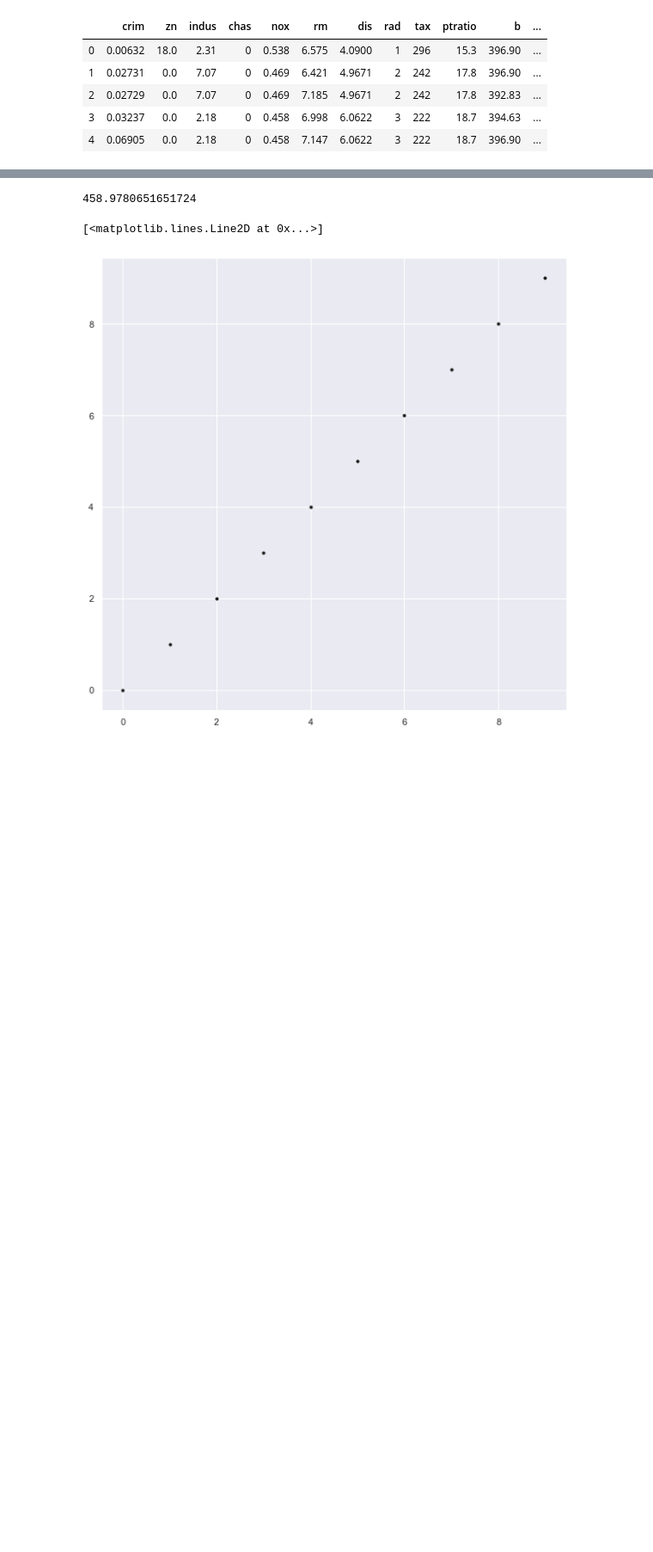
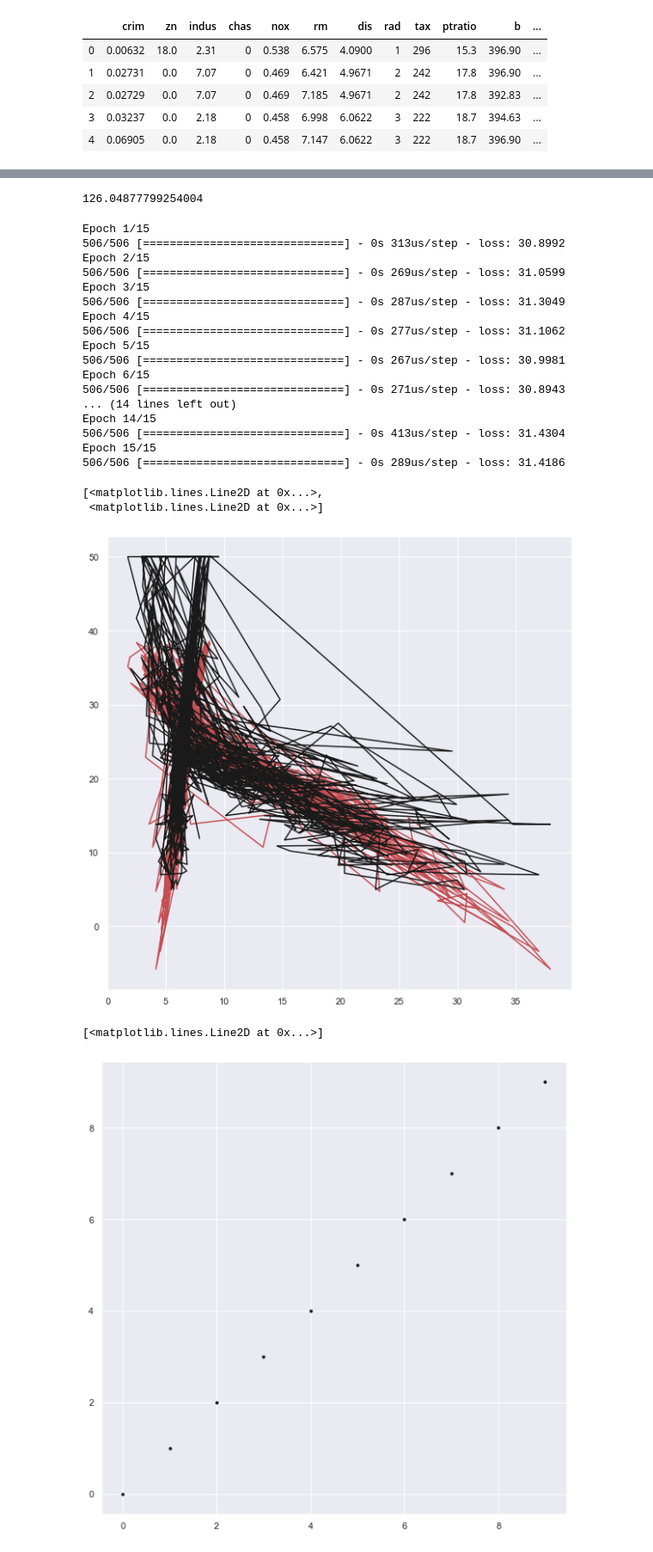
Before and after one commit to G00364690/MLS-Project, a Jupyter notebook: MLS Project.ipynb, the cells around one changed output, grey strips where cells are left out. Shown at 86% size. Drawn from its saved outputs; the diff is of its cells as text; code cells hidden in the pictures; blank space fills up the shorter version.

Commit message:
plotting outputs of neural network

```diff
--- a/MLS Project.ipynb
+++ b/MLS Project.ipynb
@@ -226,6 +228,6 @@ df
 506 rows × 15 columns
 # %%
 #print out first 5 ages
-output = df["age"]
+output = df["medv"]
 output.head(5)
 # %% [output]
@@ -247,3 +249,6 @@ inputs.head(5)
 | 2 | 0.02729 | 0.0 | 7.07 | 0 | 0.469 | 7.185 | 4.9671 | 2 | 242 | 17.8 | 392.83 | ... |
 | 3 | 0.03237 | 0.0 | 2.18 | 0 | 0.458 | 6.998 | 6.0622 | 3 | 222 | 18.7 | 394.63 | ... |
 | 4 | 0.06905 | 0.0 | 2.18 | 0 | 0.458 | 7.147 | 6.0622 | 3 | 222 | 18.7 | 396.90 | ... |
+# %%
+inputs = df[["rm","lstat"]]
+inputs.head(5)
@@ -254,7 +266,7 @@ m = kr.models.Sequential()
 #5 inputs
 #change linear to sigmoid if you want. Try to mix & match layers to figure it out
 #IMPORTANT be careful that it doesn't just regress towards the mean
-m.add(kr.layers.Dense(10, input_dim=13, activation="linear")) #kernel_initializer="ones", bias_initializer="zeros"))
+m.add(kr.layers.Dense(10, input_dim=2, activation="linear")) #kernel_initializer="ones", bias_initializer="zeros"))
 m.add(kr.layers.Dense(10, activation="linear")) #kernel_initializer="ones", bias_initializer="zeros"))
 m.add(kr.layers.Dense(1, activation="linear"))
 
@@ -338,7 +350,41 @@ array([ 65.2,  78.9,  61.1,  45.8,  54.2,  58.7,  66.6,  96.1, 100. ,
 
 np.sqrt(np.sum((output.as_matrix() - m.predict(inputs).T)**2))
 # %% [output]
-458.9780651651724
+126.04877799254004
+# %%
+#Train the model
+#All x and y values are passed through 15 times
+#epochs are full passes through the NN
+m.fit(inputs, output, epochs=15,batch_size=10)
+
+#Run each x value through the neural network
+p = m.predict(inputs)
+
+#Plot the values
+#Just plotting p versus y in this instance
+plt.plot(inputs, p, "r-", label="Prediction")
+plt.plot(inputs, output, "k-", label="Original")
+# %% [output]
+Epoch 1/15
+506/506 [==============================] - 0s 313us/step - loss: 30.8992
+Epoch 2/15
+506/506 [==============================] - 0s 269us/step - loss: 31.0599
+Epoch 3/15
+506/506 [==============================] - 0s 287us/step - loss: 31.3049
+Epoch 4/15
+506/506 [==============================] - 0s 277us/step - loss: 31.1062
+Epoch 5/15
+506/506 [==============================] - 0s 267us/step - loss: 30.9981
+Epoch 6/15
+506/506 [==============================] - 0s 271us/step - loss: 30.8943
+... (14 lines left out)
+Epoch 14/15
+506/506 [==============================] - 0s 413us/step - loss: 31.4304
+Epoch 15/15
+506/506 [==============================] - 0s 289us/step - loss: 31.4186
+[<matplotlib.lines.Line2D at 0x...>,
+ <matplotlib.lines.Line2D at 0x...>]
+[figure, added]
 # %%
 #create new neural network
 m = kr.models.Sequential()
```
Also changed, not shown: parts of 7 cells of this notebook.
